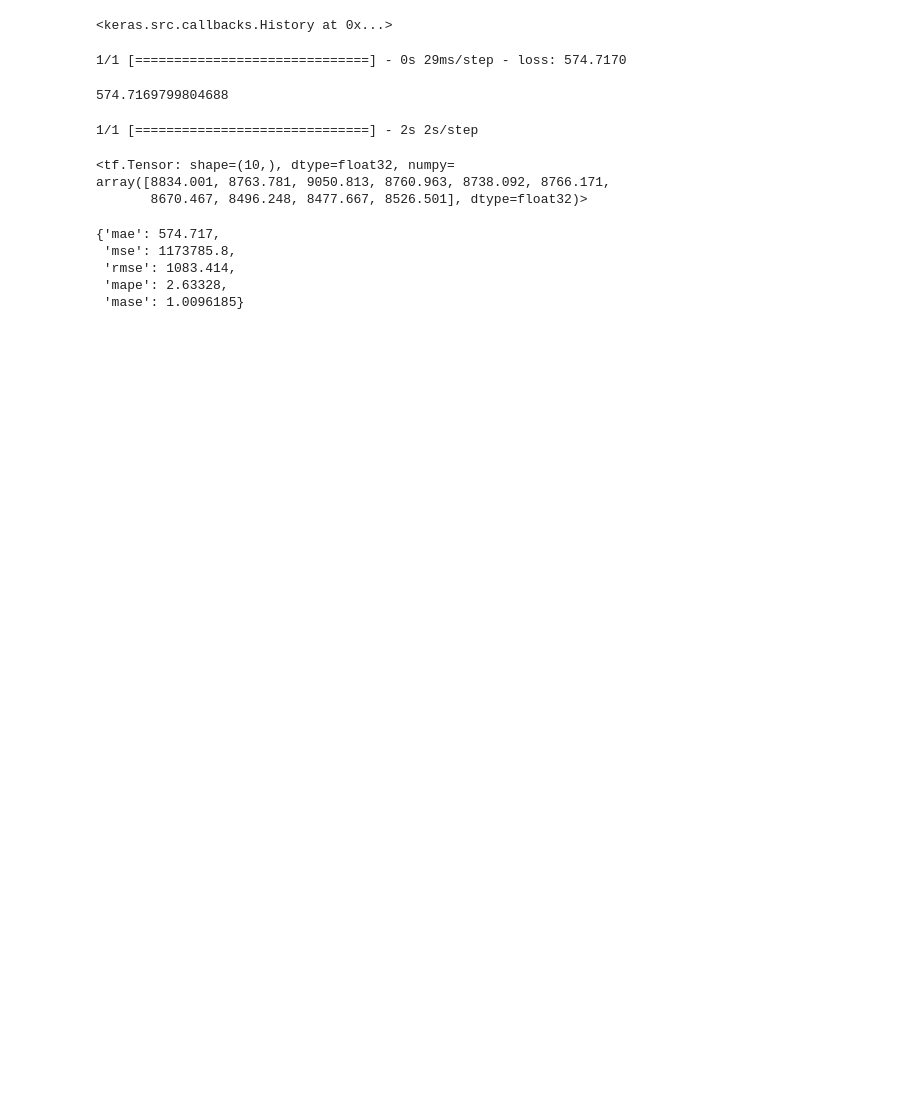
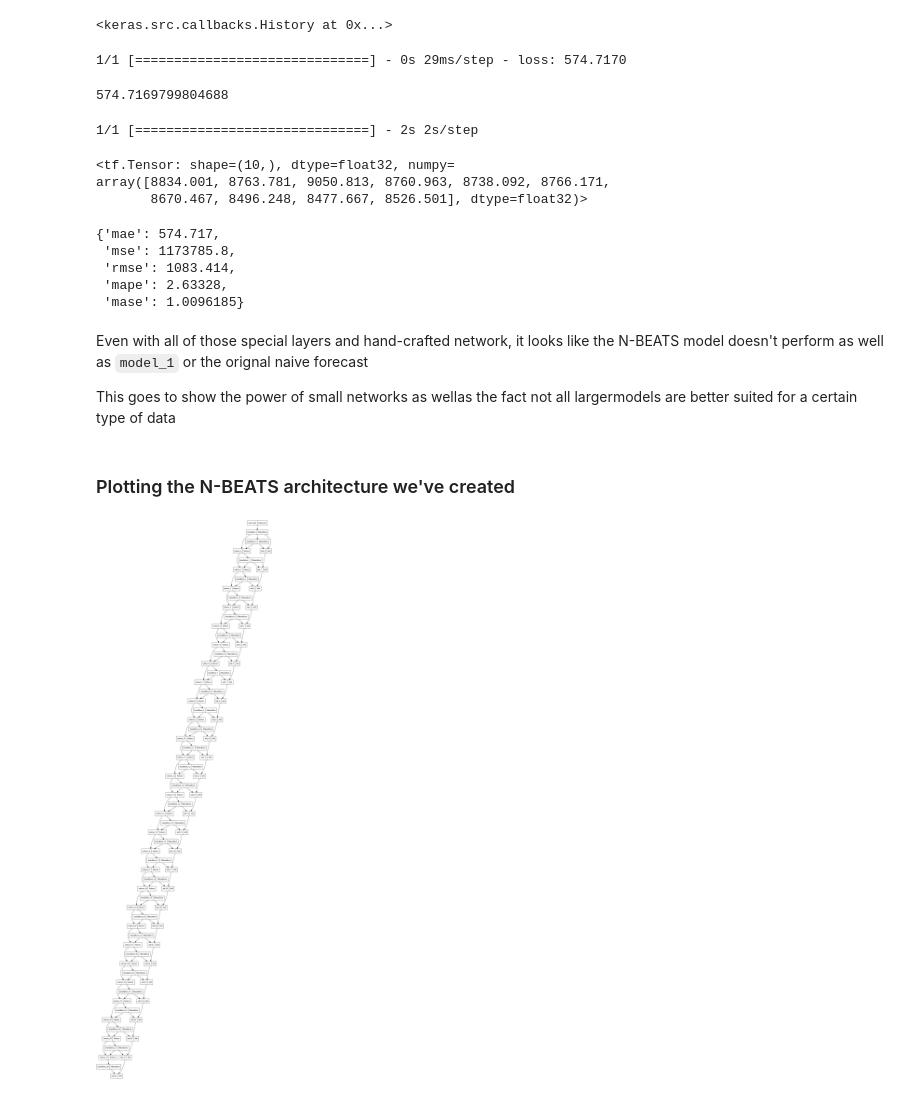
Before and after one commit to 21Ovi/BitPredict, a Jupyter notebook: BitPredict.ipynb, the cells around one changed output. Saved outputs shown, nothing was run; the diff lists cells and outputs as text; code cells hidden in the pictures; blank space fills up the shorter version.

```diff
--- a/BitPredict.ipynb
+++ b/BitPredict.ipynb
@@ -1813,3 +1813,15 @@ model_7_results
  'rmse': 1083.414,
  'mape': 2.63328,
  'mase': 1.0096185}
+# %% [markdown]
+Even with all of those special layers and hand-crafted network, it looks like the N-BEATS model doesn't perform as well as `model_1` or the orignal naive forecast
+
+This goes to show the power of small networks as wellas the fact not all largermodels are better suited for a certain type of data
+# %% [markdown]
+### Plotting the N-BEATS architecture we've created
+# %%
+# Plot the N-BEATS model and inspect the architecture
+from tensorflow.keras.utils import plot_model
+plot_model(model_7)
+# %% [output]
+[figure, added]
```
